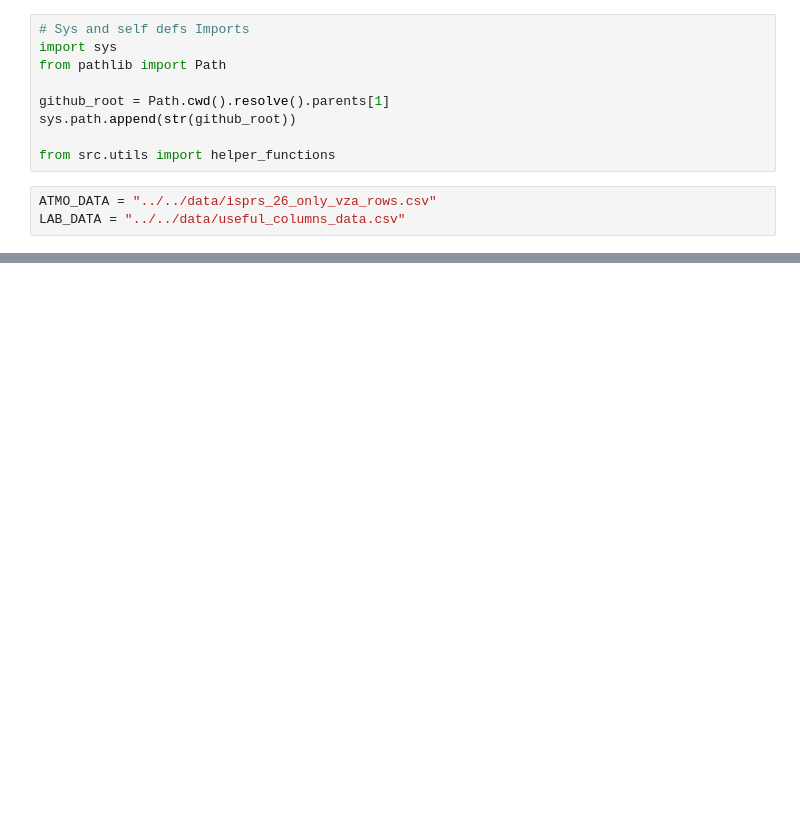
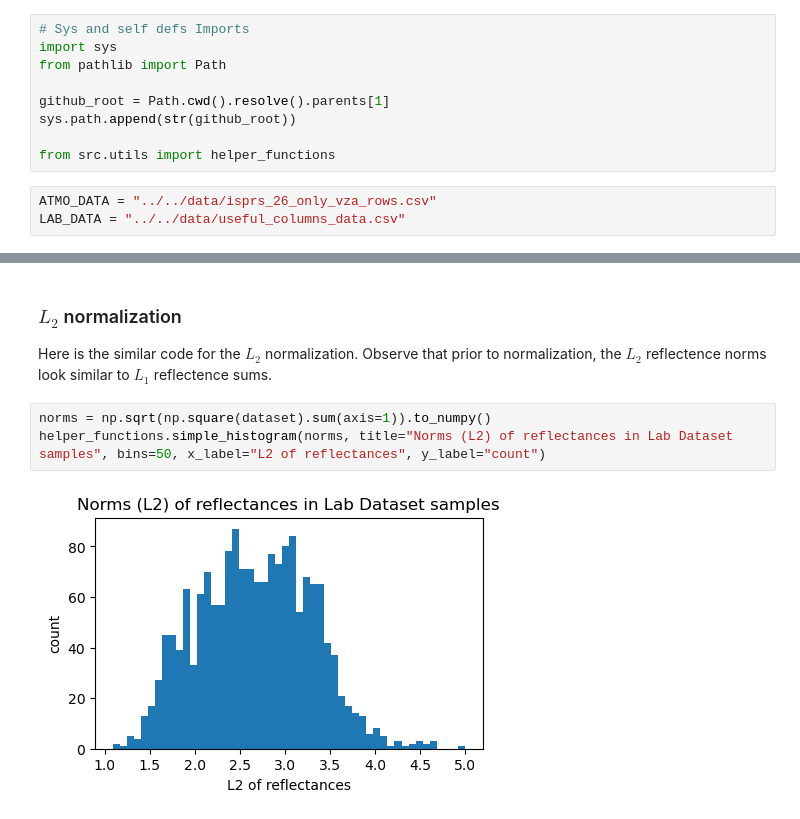
Before and after one commit to utat-ss/FINCH-Science_Unmixing, a Jupyter notebook: runs/characterization/normalization.ipynb, the cells around one changed output, grey strips where cells are left out. Cells and saved outputs as stored; diff of their text form; blank space fills up the shorter version.

```diff
--- a/runs/characterization/normalization.ipynb
+++ b/runs/characterization/normalization.ipynb
@@ -46,0 +67,9 @@ nr900to1690 = normalized_dataset
+# %% [markdown]
+### $L_2$ normalization
+
+Here is the similar code for the $L_2$ normalization. Observe that prior to normalization, the $L_2$ reflectence norms look similar to $L_1$ reflectence sums.
+# %%
+norms = np.sqrt(np.square(dataset).sum(axis=1)).to_numpy()
+helper_functions.simple_histogram(norms, title="Norms (L2) of reflectances in Lab Dataset samples", bins=50, x_label="L2 of reflectances", y_label="count")
+# %% [output]
+[figure, added]
```
Also changed, not shown: parts of 35 cells of this notebook, 2 other files.
